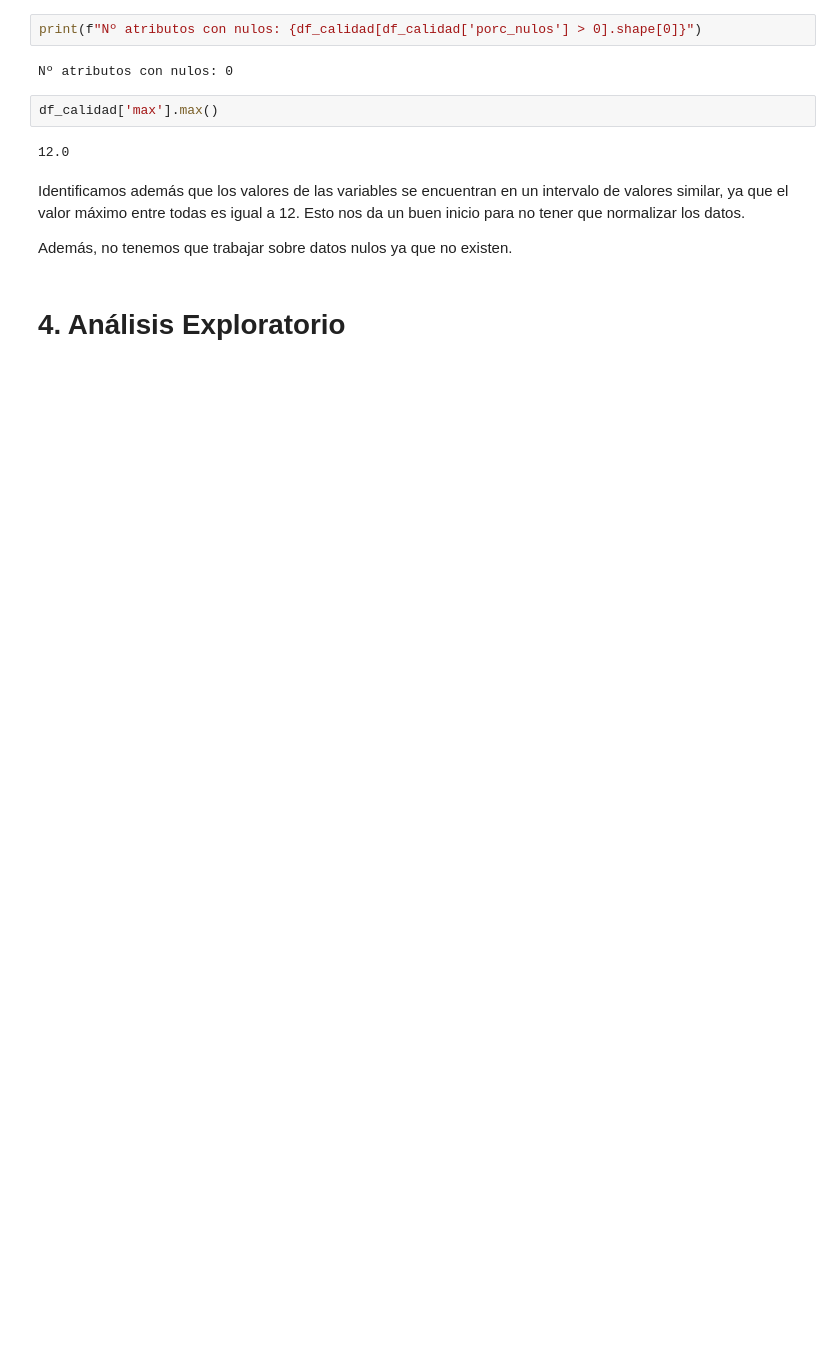
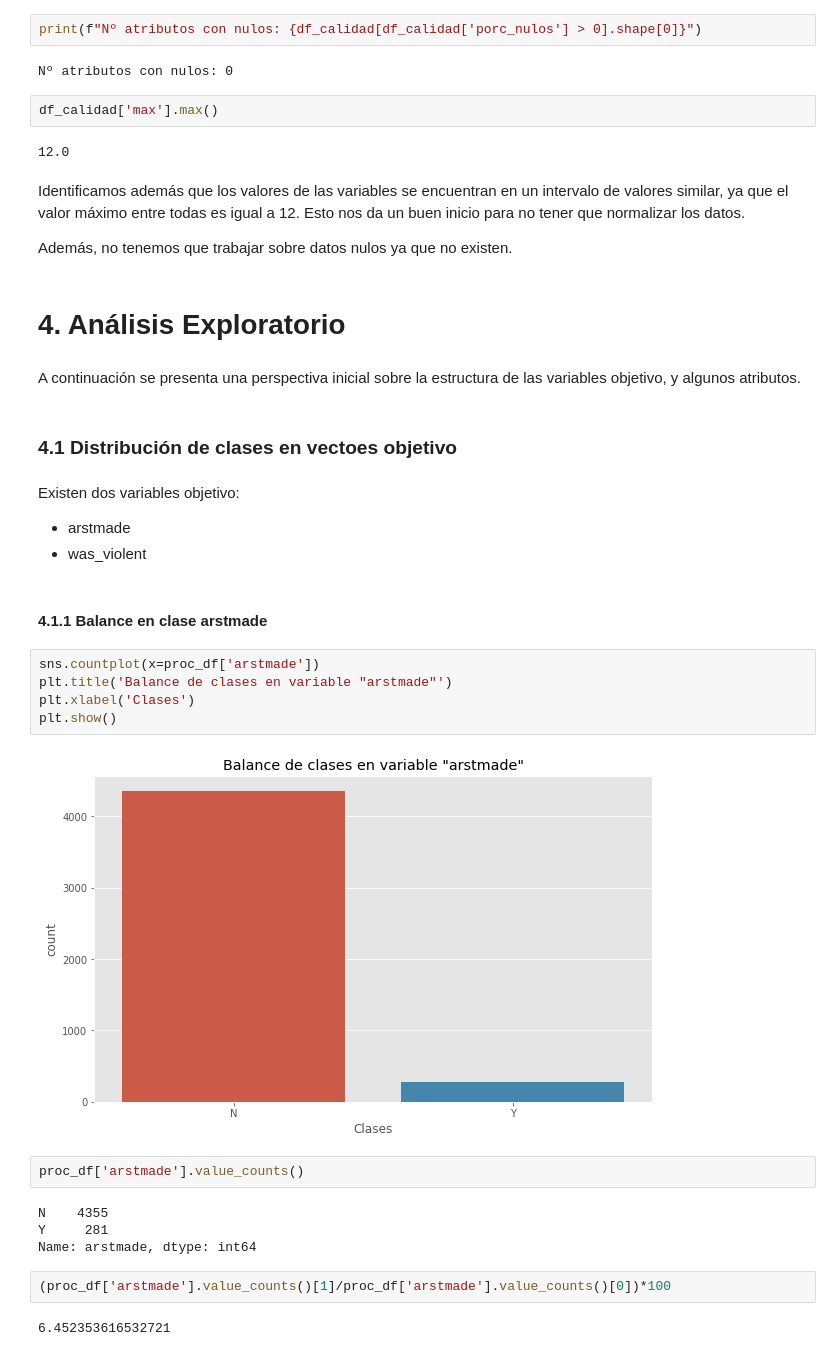
Before and after one commit to oportusgonzalo/data-science-desafio-latam, a Jupyter notebook: machine-learning/prueba_final/prueba2.ipynb, the cells around one changed output. Drawn from its saved outputs; the diff is of its cells as text; blank space fills up the shorter version.

```diff
--- a/machine-learning/prueba_final/prueba2.ipynb
+++ b/machine-learning/prueba_final/prueba2.ipynb
@@ -109,3 +151,31 @@ Identificamos además que los valores de las variables se encuentran en un inter
 Además, no tenemos que trabajar sobre datos nulos ya que no existen.
 # %% [markdown]
 # 4. Análisis Exploratorio
+# %% [markdown]
+A continuación se presenta una perspectiva inicial sobre la estructura de las variables objetivo, y algunos atributos.
+# %% [markdown]
+### 4.1 Distribución de clases en vectoes objetivo
+# %% [markdown]
+Existen dos variables objetivo:
+
+* arstmade
+* was_violent
+# %% [markdown]
+#### 4.1.1 Balance en clase arstmade
+# %%
+sns.countplot(x=proc_df['arstmade'])
+plt.title('Balance de clases en variable "arstmade"')
+plt.xlabel('Clases')
+plt.show()
+# %% [output]
+[figure, added]
+# %%
+proc_df['arstmade'].value_counts()
+# %% [output]
+N    4355
+Y     281
+Name: arstmade, dtype: int64
+# %%
+(proc_df['arstmade'].value_counts()[1]/proc_df['arstmade'].value_counts()[0])*100
+# %% [output]
+6.452353616532721
```
Also changed, not shown: parts of 18 cells of this notebook, 1 other file.
